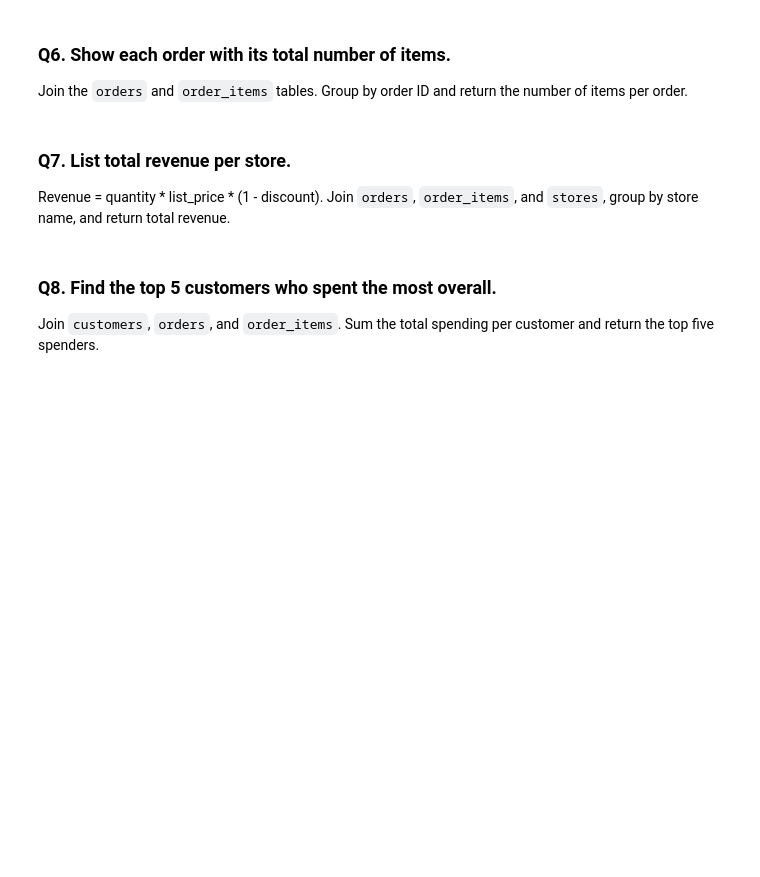
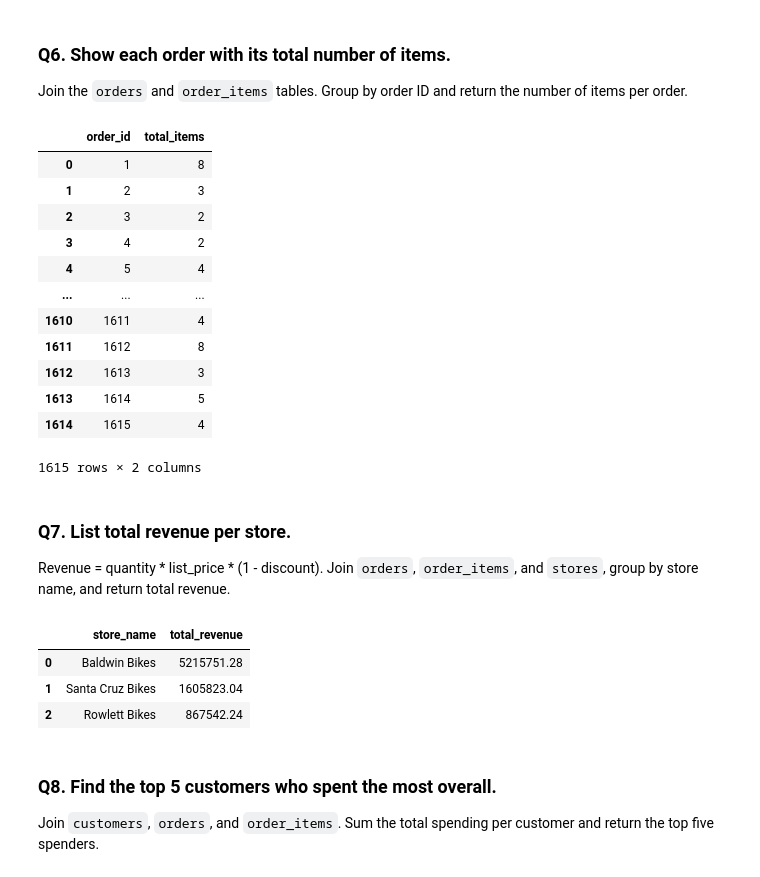
Before and after one commit to JishGorft/CY_DA_Mod3, a Jupyter notebook: Week3/workflow_practice.ipynb, the cells around one changed output. Drawn from its saved outputs; the diff is of its cells as text; code cells hidden in the pictures; blank space fills up the shorter version.

```diff
--- a/Week3/workflow_practice.ipynb
+++ b/Week3/workflow_practice.ipynb
@@ -197,9 +203,24 @@ DatabaseError: Execution failed on sql 'WITH order_year (order_date)   AS (
 Join the `orders` and `order_items` tables. Group by order ID and return the number of items per order.
 # %%
 # Your query here
-query6 = """
-"""
+query6 = "SELECT order_id, SUM(quantity) AS total_items FROM order_items" \
+"   GROUP BY order_id"
+# i realize the directions say to join orders and order_items, but there's no functional or practical reason to do so.
 pd.read_sql(query6, connection)
+# %% [output]
+|  | order_id | total_items |
+| 0 | 1 | 8 |
+| 1 | 2 | 3 |
+| 2 | 3 | 2 |
+| 3 | 4 | 2 |
+| 4 | 5 | 4 |
+| ... | ... | ... |
+| 1610 | 1611 | 4 |
+| 1611 | 1612 | 8 |
+| 1612 | 1613 | 3 |
+| 1613 | 1614 | 5 |
+| 1614 | 1615 | 4 |
+1615 rows × 2 columns
 # %% [markdown]
 ### Q7. List total revenue per store.
 
@@ -207,8 +228,20 @@ Revenue = quantity * list_price * (1 - discount). Join `orders`, `order_items`,
 # %%
 # Your query here
 query7 = """
+SELECT s.store_name,
+        ROUND(SUM(oi.quantity * oi.list_price * (1-oi.discount)), 2) AS total_revenue
+FROM orders o
+JOIN order_items oi ON o.order_id = oi.order_id
+JOIN stores s ON o.store_id = s.store_id
+GROUP BY s.store_name
+ORDER BY total_revenue DESC;
 """
 pd.read_sql(query7, connection)
+# %% [output]
+|  | store_name | total_revenue |
+| 0 | Baldwin Bikes | 5215751.28 |
+| 1 | Santa Cruz Bikes | 1605823.04 |
+| 2 | Rowlett Bikes | 867542.24 |
 # %% [markdown]
 ### Q8. Find the top 5 customers who spent the most overall.
 
```
Also changed, not shown: parts of 1 cell of this notebook.
